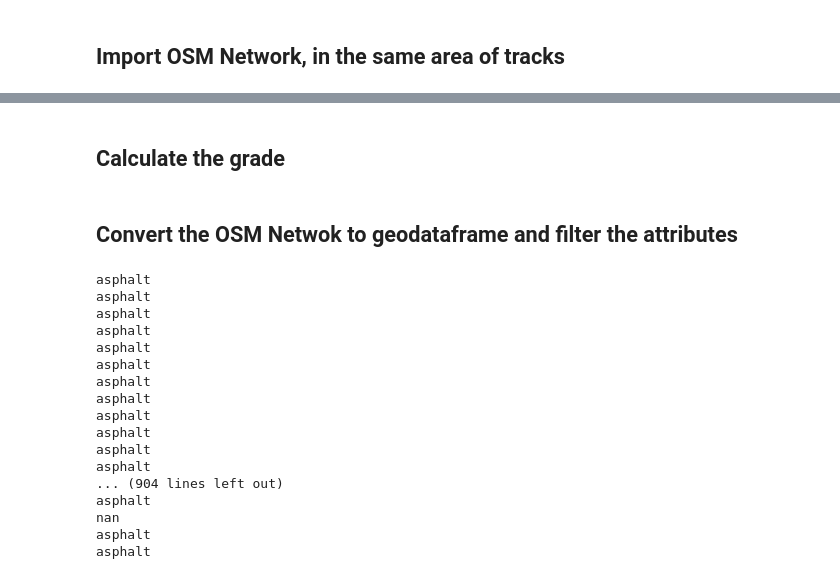
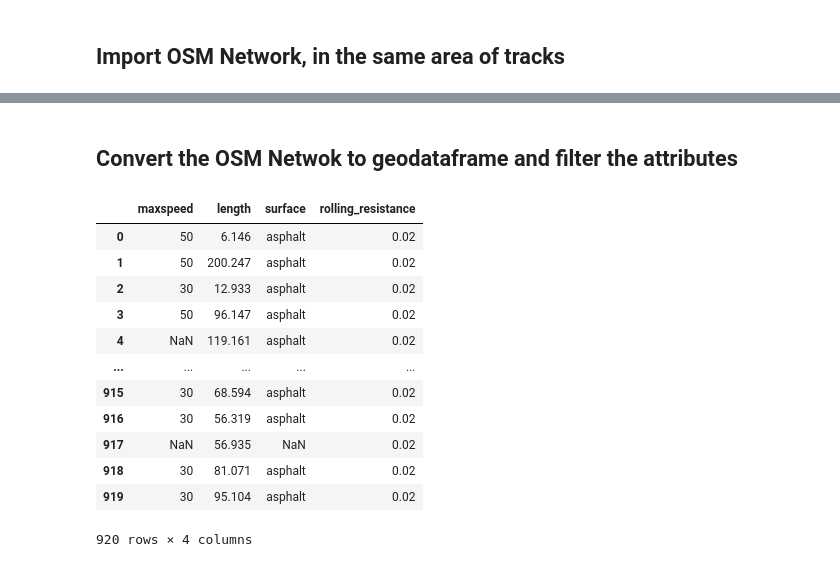
Before and after one commit to enviroCar/envirocar-py, a Jupyter notebook: examples/Energy_demand.ipynb, the cells around one changed output, grey strips where cells are left out. Saved outputs shown, nothing was run; the diff lists cells and outputs as text; code cells hidden in the pictures.

```diff
--- a/examples/Energy_demand.ipynb
+++ b/examples/Energy_demand.ipynb
@@ -203,34 +163,32 @@ ox.plot_graph(G_projected)
-# %% [markdown]
-## Calculate the grade
-# %%
-
-# add elevation to each of the nodes, using the google elevation API, then calculate edge grades
-G = ox.add_node_elevations(G, api_key=google_elevation_api_key)
-G = ox.add_edge_grades(G
 # %% [markdown]
 ## Convert the OSM Netwok to geodataframe and filter the attributes
 # %%
 nodes, streets = ox.graph_to_gdfs(G)
-road_network = streets[['maxspeed','length','surface','grade']]
+road_network = streets[['maxspeed','length','surface']]
 road_network
 #to check the type of surface "for rolling coff."
 for i in road_network.index:
-    print (road_network.loc[i, 'surface'])
+    if road_network.loc[i, 'surface'] == "asphalt":
+        road_network.loc[i, 'rolling_resistance'] = 0.02 # source: engineeringtoolbox.com
+    elif road_network.loc[i, 'surface'] == "cobblestone":
+        road_network.loc[i, 'rolling_resistance'] = 0.015 # source: engineeringtoolbox.com
+    elif road_network.loc[i, 'surface'] == "paving_stones":
+        road_network.loc[i, 'rolling_resistance'] = 0.033 # source: The Automotive Chassis book
+    else:
+        road_network.loc[i, 'rolling_resistance'] = 0.02
+
+road_network
 # %% [output]
+|  | maxspeed | length | surface | rolling_resistance |
+| 0 | 50 | 6.146 | asphalt | 0.02 |
+| 1 | 50 | 200.247 | asphalt | 0.02 |
+| 2 | 30 | 12.933 | asphalt | 0.02 |
+| 3 | 50 | 96.147 | asphalt | 0.02 |
+| 4 | NaN | 119.161 | asphalt | 0.02 |
+| ... | ... | ... | ... | ... |
+| 915 | 30 | 68.594 | asphalt | 0.02 |
+| 916 | 30 | 56.319 | asphalt | 0.02 |
+| 917 | NaN | 56.935 | NaN | 0.02 |
+| 918 | 30 | 81.071 | asphalt | 0.02 |
+| 919 | 30 | 95.104 | asphalt | 0.02 |
-asphalt
-asphalt
-asphalt
-asphalt
-asphalt
-asphalt
-asphalt
-asphalt
-asphalt
-asphalt
-asphalt
-asphalt
-... (904 lines left out)
-asphalt
-nan
-asphalt
-asphalt
+920 rows × 4 columns
```
Also changed, not shown: parts of 22 cells of this notebook.
